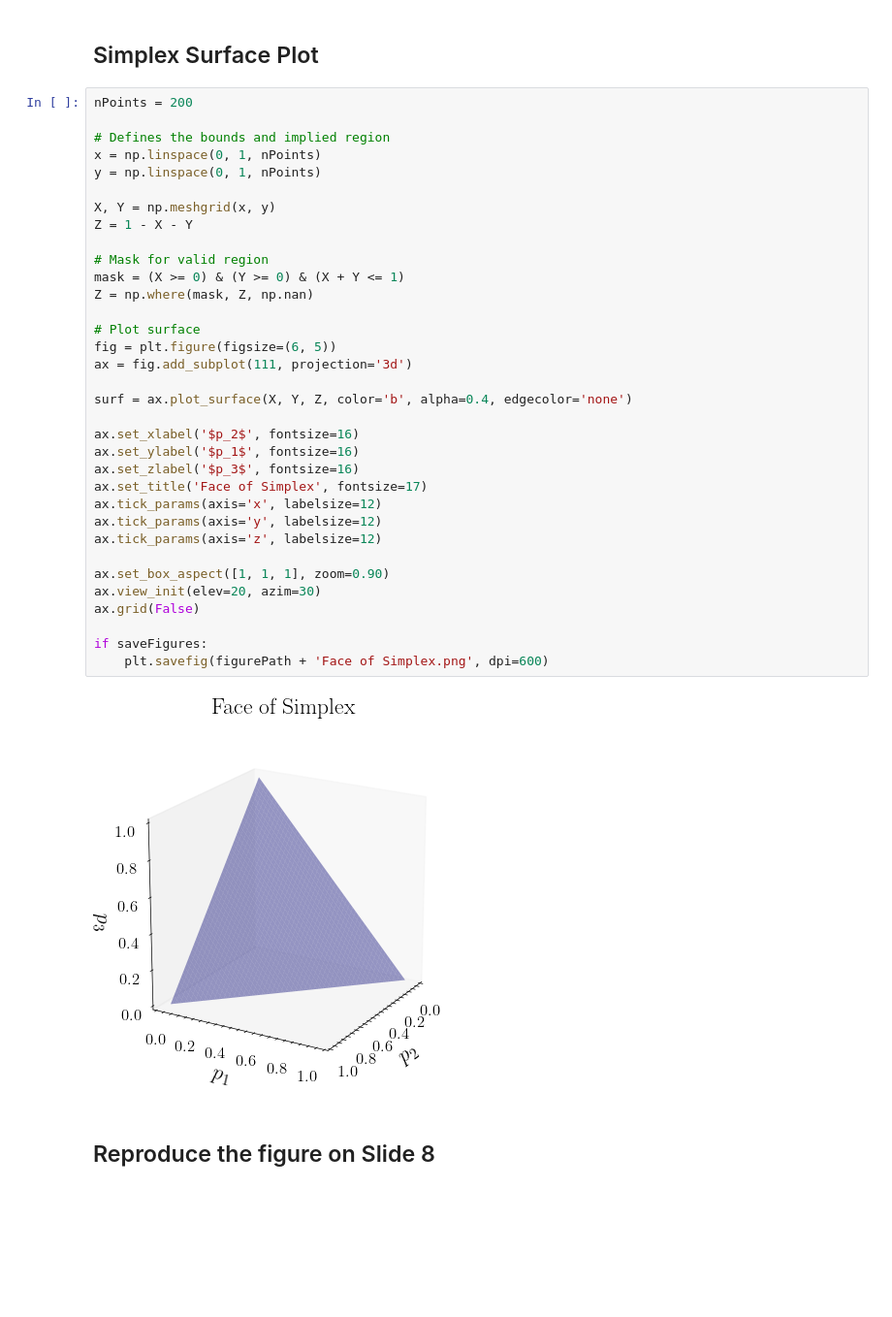
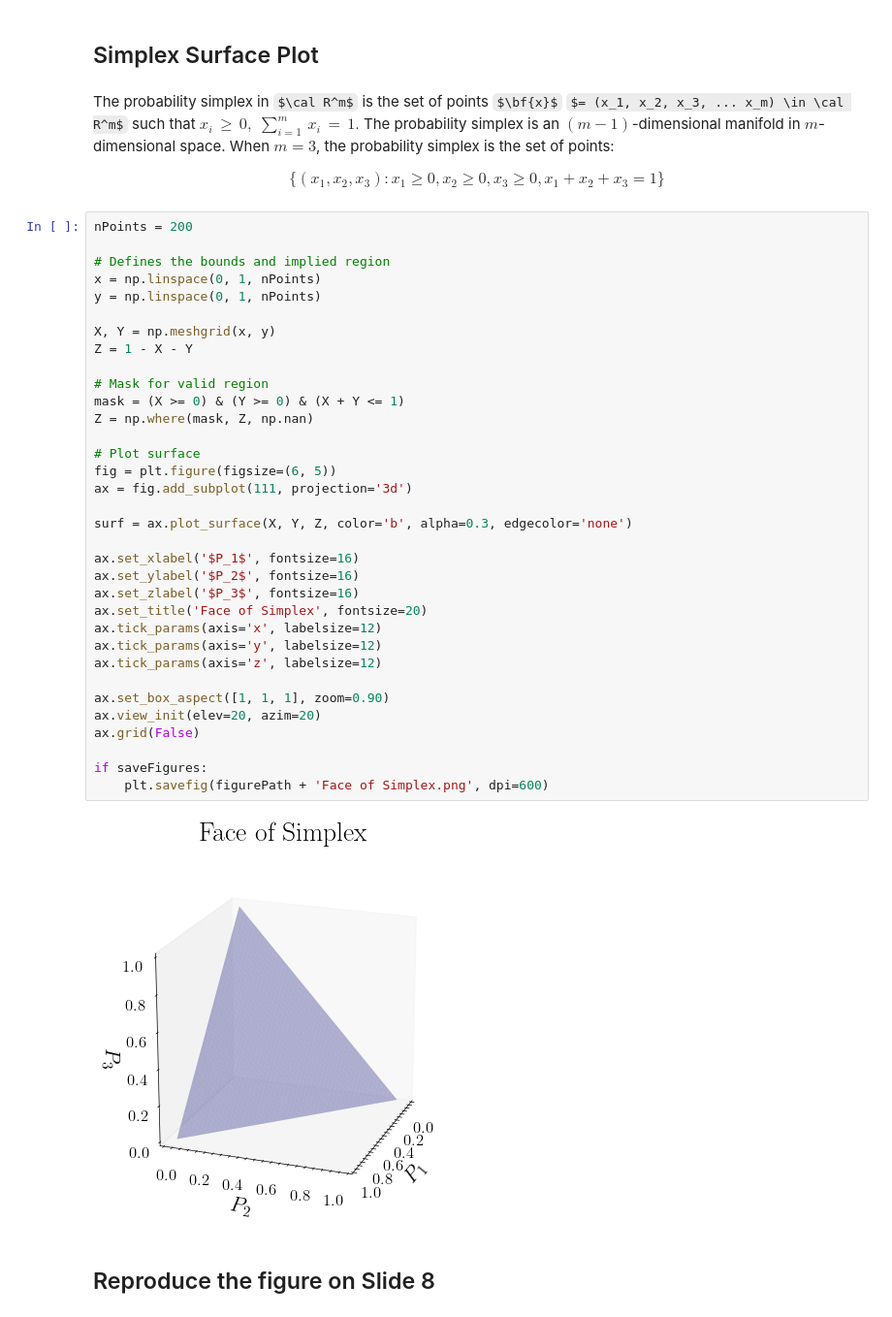
Before and after one commit to silasabs/TIC, a Jupyter notebook: 1. Intro Entropy.ipynb, the cells around one changed output. Shown at 97% size. Saved outputs shown, nothing was run; the diff lists cells and outputs as text; some formulas as TeX source; blank space fills up the shorter version.

```diff
--- a/1. Intro Entropy.ipynb
+++ b/1. Intro Entropy.ipynb
@@ -181,42 +181,46 @@ def shannon_entropy(p1, p2):
     return -sum(p * np.log(p) for p in [p1, p2, p3] if p > 0)
 # %% [markdown]
 ## Simplex Surface Plot
+# %% [markdown]
+The probability simplex in $\cal R^m$ is the set of points $\bf{x}$ $= (x_1, x_2, x_3, ... x_m) \in \cal R^m$ such that ${x_{i}}\,\geq\,0,\;\sum_{i=1}^{m}\,x_{i}\,=\,1.$ The probability simplex is an $(m − 1)$-dimensional manifold in $m$-dimensional space. When $m = 3$, the probability simplex is the set of points:
+
+$$\{(x_{1},x_{2},x_{3}):x_{1}\geq0,x_{2}\geq0,x_{3}\geq0,x_{1}+x_{2}+x_{3}=1\}$$
 # %%
 nPoints = 200
 
 # Defines the bounds and implied region
 x = np.linspace(0, 1, nPoints)
 y = np.linspace(0, 1, nPoints)
 
 X, Y = np.meshgrid(x, y)
 Z = 1 - X - Y
 
 # Mask for valid region
 mask = (X >= 0) & (Y >= 0) & (X + Y <= 1)
 Z = np.where(mask, Z, np.nan)
 
 # Plot surface
 fig = plt.figure(figsize=(6, 5))
 ax = fig.add_subplot(111, projection='3d')
 
-surf = ax.plot_surface(X, Y, Z, color='b', alpha=0.4, edgecolor='none')
+surf = ax.plot_surface(X, Y, Z, color='b', alpha=0.3, edgecolor='none')
 
-ax.set_xlabel('$p_2$', fontsize=16)
-ax.set_ylabel('$p_1$', fontsize=16)
-ax.set_zlabel('$p_3$', fontsize=16)
-ax.set_title('Face of Simplex', fontsize=17)
+ax.set_xlabel('$P_1$', fontsize=16)
+ax.set_ylabel('$P_2$', fontsize=16)
+ax.set_zlabel('$P_3$', fontsize=16)
+ax.set_title('Face of Simplex', fontsize=20)
 ax.tick_params(axis='x', labelsize=12)
 ax.tick_params(axis='y', labelsize=12)
 ax.tick_params(axis='z', labelsize=12)
 
 ax.set_box_aspect([1, 1, 1], zoom=0.90)
-ax.view_init(elev=20, azim=30)
+ax.view_init(elev=20, azim=20)
 ax.grid(False)
 
 if saveFigures:
     plt.savefig(figurePath + 'Face of Simplex.png', dpi=600)
 # %% [output]
-[figure, old version]
+[figure, new version]
 # %% [markdown]
 ## Reproduce the figure on Slide 8
 # %%
```
